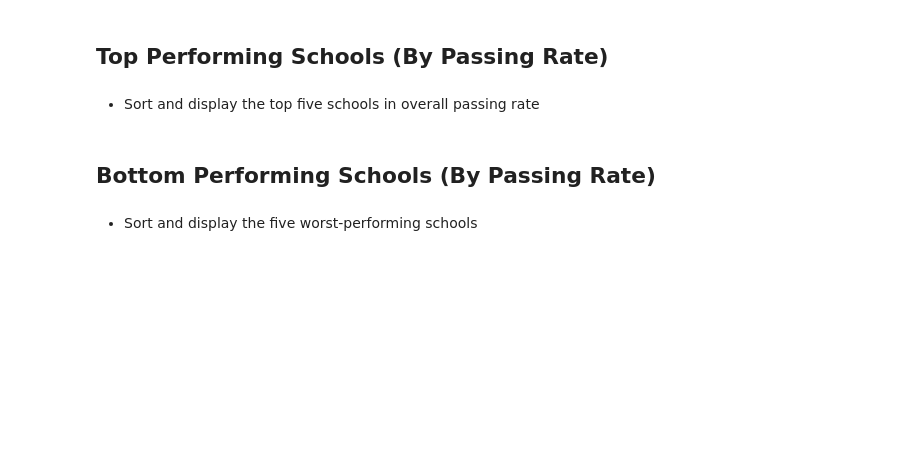
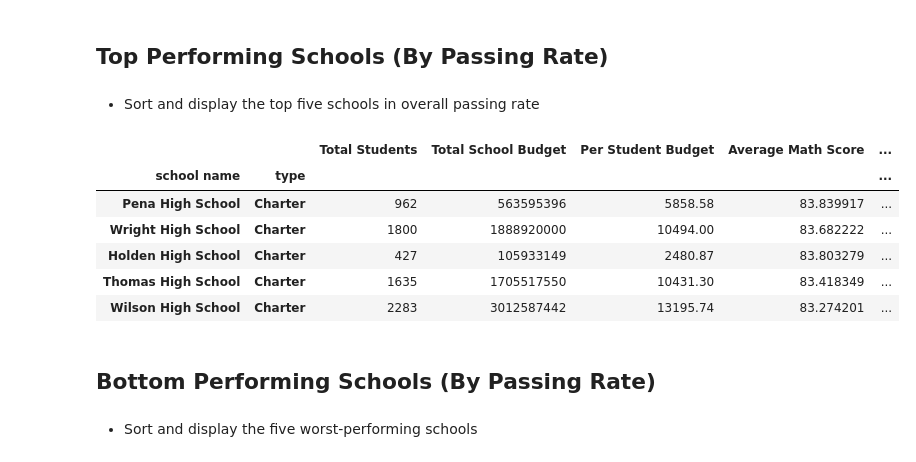
Before and after one commit to Meghanavmr/PyCitySchools, a Jupyter notebook: PyCitySchools_starter.ipynb, the cells around one changed output. Cells and saved outputs as stored; diff of their text form; code cells hidden in the pictures; blank space fills up the shorter version.

```diff
--- a/PyCitySchools_starter.ipynb
+++ b/PyCitySchools_starter.ipynb
@@ -134,6 +221,18 @@ District_summary_df
 ## Top Performing Schools (By Passing Rate)
 # %% [markdown]
 * Sort and display the top five schools in overall passing rate
+# %%
+Top_schools = grouped_school_data_df.sort_values(
+    ["Overall Passing Rate"], ascending=False)
+Top_schools.head()
+# %% [output]
+|  |  | Total Students | Total School Budget | Per Student Budget | Average Math Score | ... |
+| school name | type |  |  |  |  | ... |
+| Pena High School | Charter | 962 | 563595396 | 5858.58 | 83.839917 | ... |
+| Wright High School | Charter | 1800 | 1888920000 | 10494.00 | 83.682222 | ... |
+| Holden High School | Charter | 427 | 105933149 | 2480.87 | 83.803279 | ... |
+| Thomas High School | Charter | 1635 | 1705517550 | 10431.30 | 83.418349 | ... |
+| Wilson High School | Charter | 2283 | 3012587442 | 13195.74 | 83.274201 | ... |
 # %% [markdown]
 ## Bottom Performing Schools (By Passing Rate)
 # %% [markdown]
```
Also changed, not shown: parts of 9 cells of this notebook.
